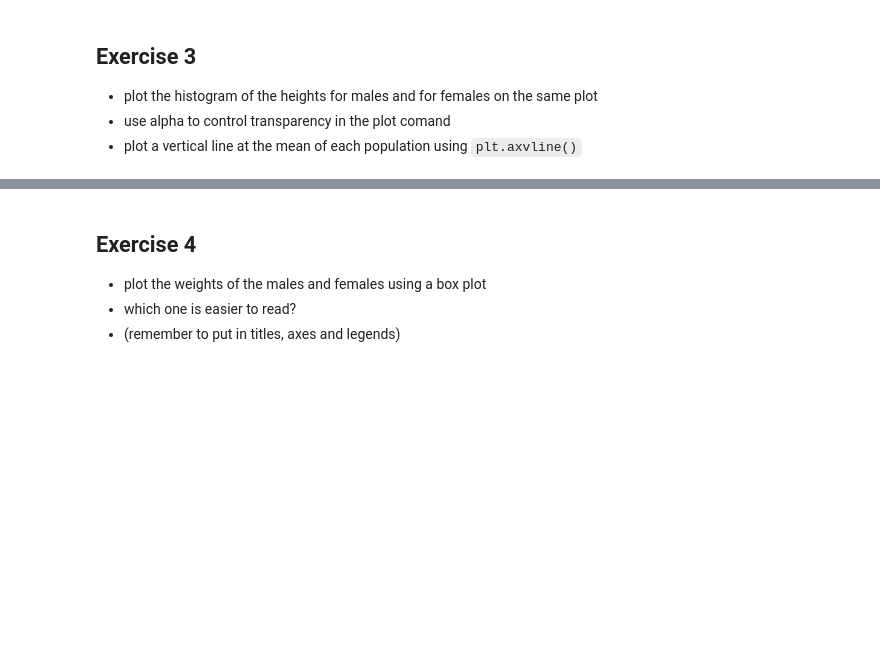
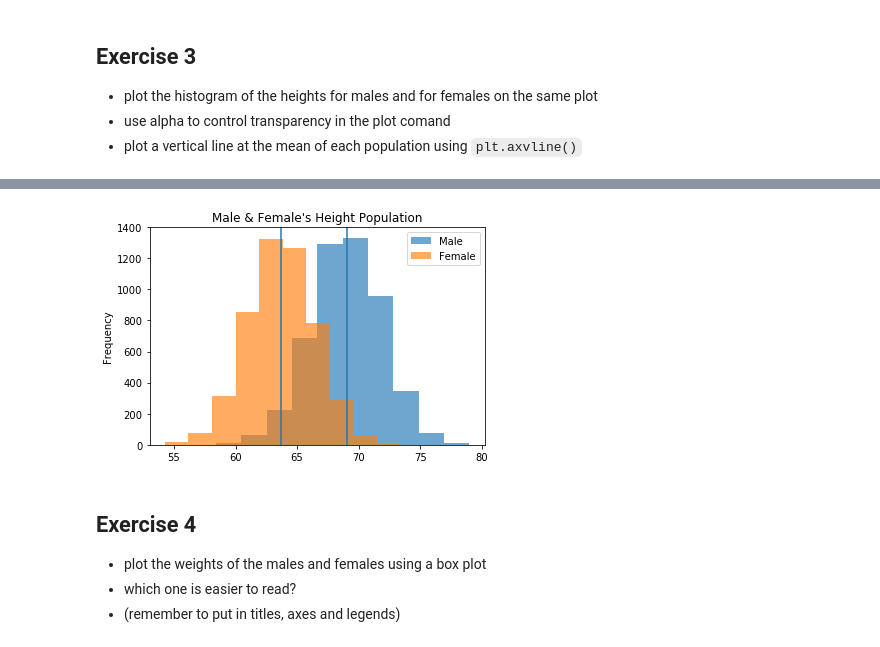
Before and after one commit to deep-diver/zero_to_deep_learning_udemy, a Jupyter notebook: course/2 Data.ipynb, the cells around one changed output, grey strips where cells are left out. Cells and saved outputs as stored; diff of their text form; code cells hidden in the pictures; blank space fills up the shorter version.

```diff
--- a/course/2 Data.ipynb
+++ b/course/2 Data.ipynb
@@ -612,3 +669,9 @@ ValueError: scatter requires and x and y column
+# %%
+ax.axvline(x=males_height.mean())
+ax.axvline(x=females_height.mean())
+fig
+# %% [output]
+[figure, added]
 # %% [markdown]
 ## Exercise 4
 - plot the weights of the males and females using a box plot
```
Also changed, not shown: parts of 23 cells of this notebook.
